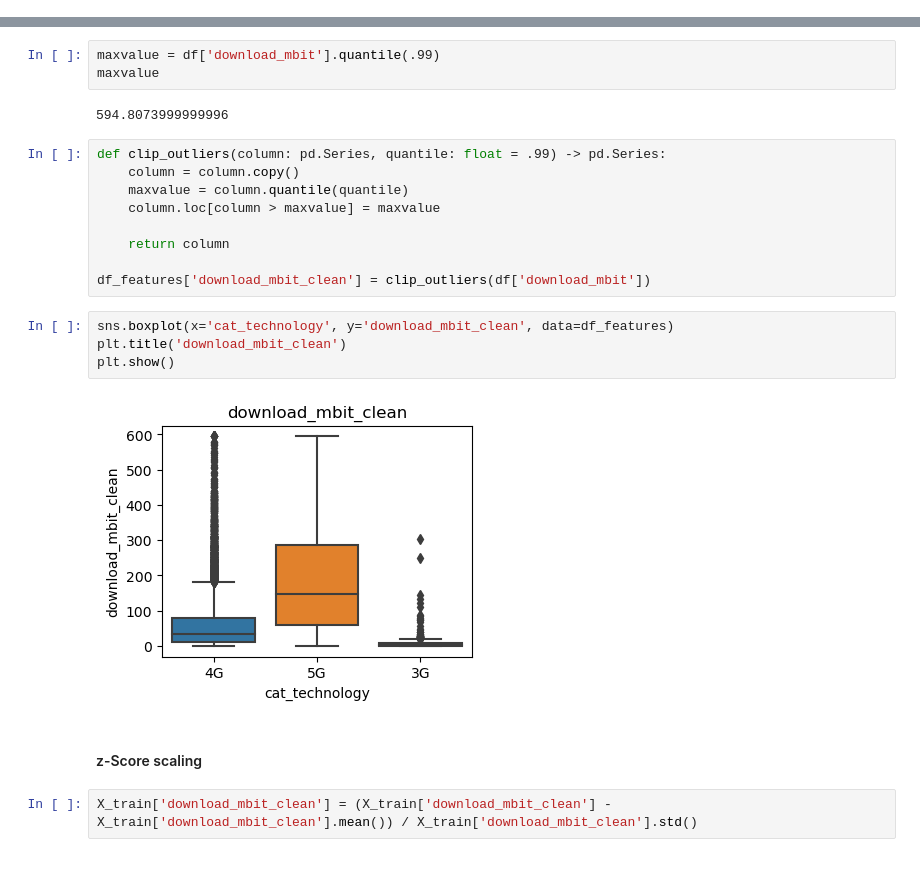
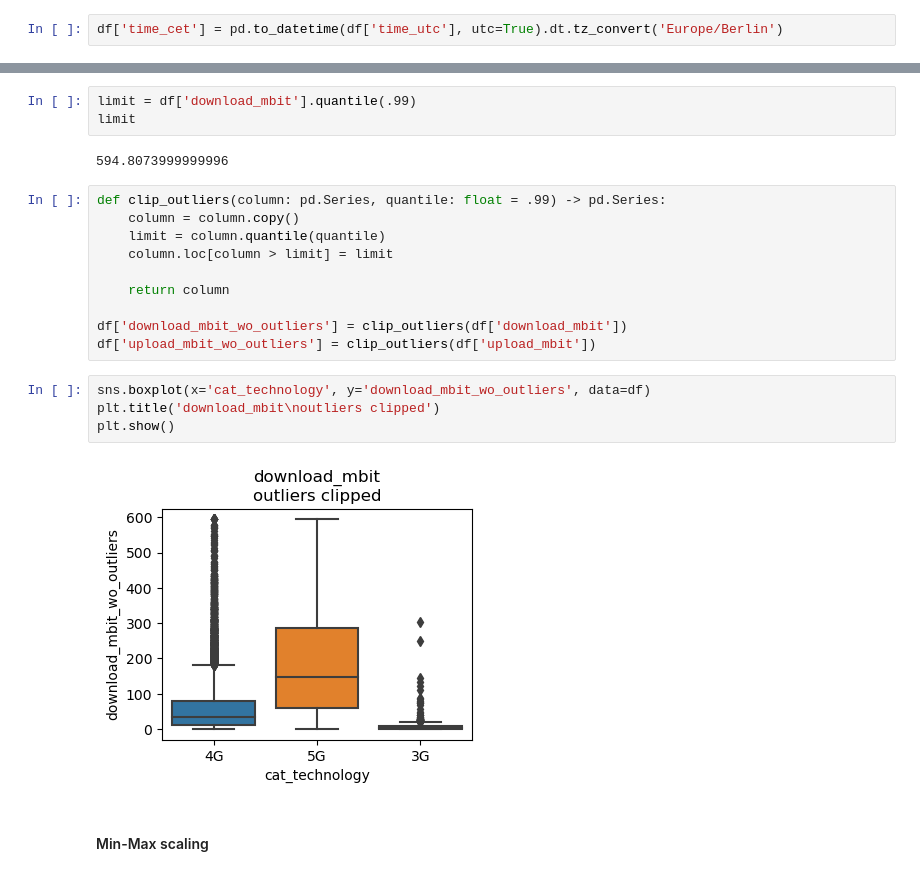
Before and after one commit to heckert/speedtest-classification, a Jupyter notebook: notebooks/vdsg-presentation/02-bad.ipynb, the cells around one changed output, grey strips where cells are left out. Saved outputs shown, nothing was run; the diff lists cells and outputs as text.

```diff
--- a/notebooks/vdsg-presentation/02-bad.ipynb
+++ b/notebooks/vdsg-presentation/02-bad.ipynb
@@ -48,0 +50,2 @@ df_features = df.copy()
+# %%
+df['time_cet'] = pd.to_datetime(df['time_utc'], utc=True).dt.tz_convert('Europe/Berlin')
@@ -57,26 +73,25 @@ plt.show()
 # %% [output]
 [figure]
 # %%
-maxvalue = df['download_mbit'].quantile(.99)
-maxvalue
+limit = df['download_mbit'].quantile(.99)
+limit
 # %% [output]
 594.8073999999996
 # %%
 def clip_outliers(column: pd.Series, quantile: float = .99) -> pd.Series:
     column = column.copy()
-    maxvalue = column.quantile(quantile)
-    column.loc[column > maxvalue] = maxvalue
+    limit = column.quantile(quantile)
+    column.loc[column > limit] = limit
 
     return column
 
-df_features['download_mbit_clean'] = clip_outliers(df['download_mbit'])
+df['download_mbit_wo_outliers'] = clip_outliers(df['download_mbit'])
+df['upload_mbit_wo_outliers'] = clip_outliers(df['upload_mbit'])
 # %%
-sns.boxplot(x='cat_technology', y='download_mbit_clean', data=df_features)
-plt.title('download_mbit_clean')
+sns.boxplot(x='cat_technology', y='download_mbit_wo_outliers', data=df)
+plt.title('download_mbit\noutliers clipped')
 plt.show()
 # %% [output]
-[figure, old version]
+[figure, new version]
 # %% [markdown]
-#### z-Score scaling
+#### Min-Max scaling
-# %%
-X_train['download_mbit_clean'] = (X_train['download_mbit_clean'] - X_train['download_mbit_clean'].mean()) / X_train['download_mbit_clean'].std()
```
Also changed, not shown: parts of 21 cells of this notebook.
